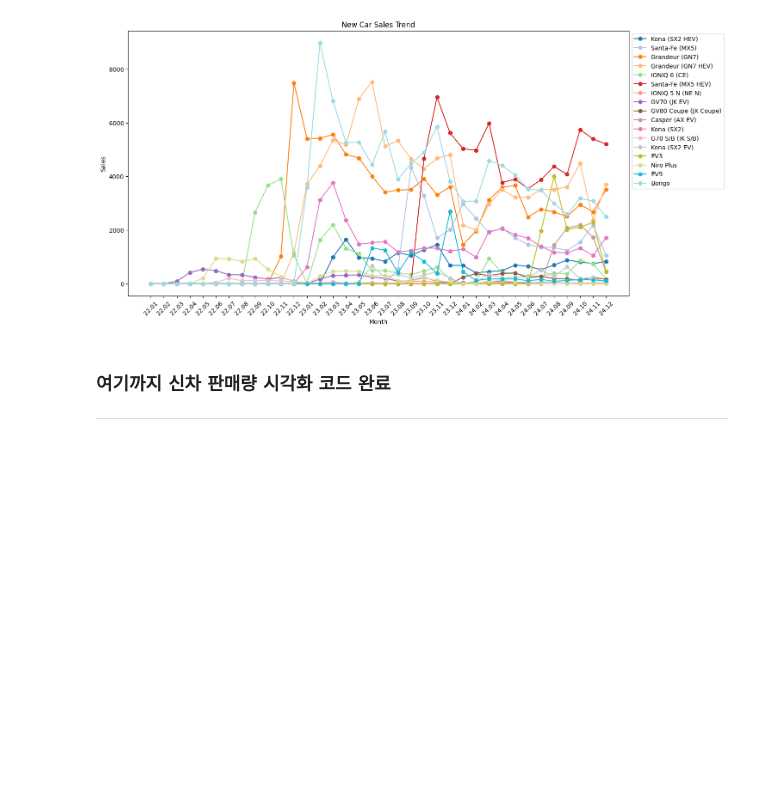
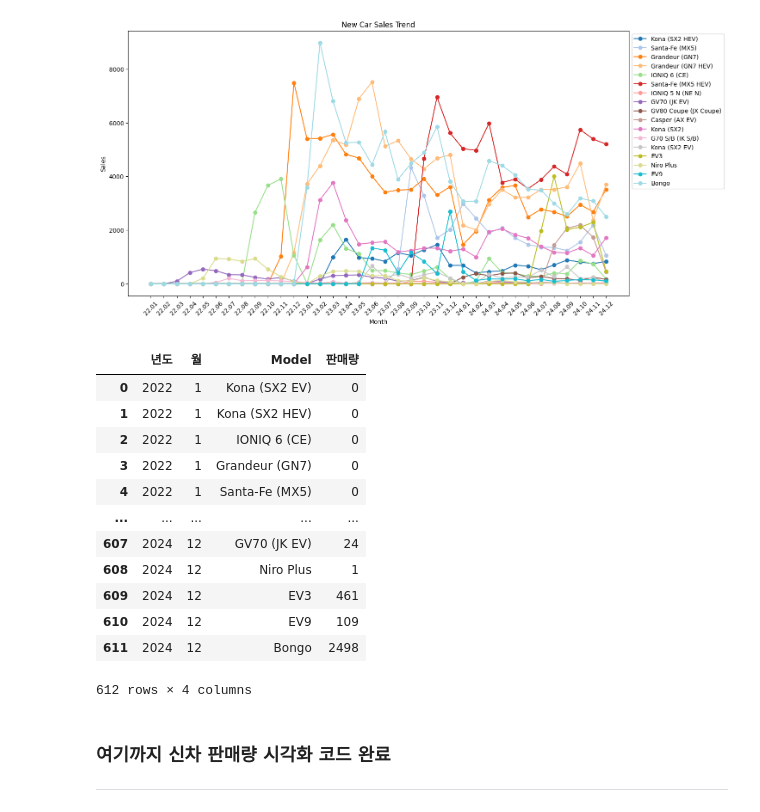
Before and after one commit to softeer5th/DE-team2-vroomcast, a Jupyter notebook: extract/dcinside/selling_inspect.ipynb, the cells around one changed output. Saved outputs shown, nothing was run; the diff lists cells and outputs as text; code cells hidden in the pictures; blank space fills up the shorter version.

```diff
--- a/extract/dcinside/selling_inspect.ipynb
+++ b/extract/dcinside/selling_inspect.ipynb
@@ -303,3 +305,32 @@ def plot_new_cars(df: pd.DataFrame):
 plot_new_cars(new_car_all)
 # %% [output]
 [figure]
+# %%
+# Melt 함수를 사용하여 데이터 재구조화
+df_melted = pd.melt(new_car_all, id_vars=['Model'], value_vars=[col for col in new_car_all.columns if col != 'Model'], var_name='날짜', value_name='판매량')
+
+# '날짜' 열에서 '년도'와 '월' 추출
+df_melted['년도'] = df_melted['날짜'].str[:2].astype(int) + 2000
+df_melted['월'] = df_melted['날짜'].str[3:].astype(int)
+
+# 불필요한 '날짜' 열 삭제
+df_melted = df_melted.drop('날짜', axis=1)
+
+# 컬럼 순서 변경
+df_melted = df_melted[['년도', '월', 'Model', '판매량']]
+# %%
+df_melted
+# %% [output]
+|  | 년도 | 월 | Model | 판매량 |
+| 0 | 2022 | 1 | Kona (SX2 EV) | 0 |
+| 1 | 2022 | 1 | Kona (SX2 HEV) | 0 |
+| 2 | 2022 | 1 | IONIQ 6 (CE) | 0 |
+| 3 | 2022 | 1 | Grandeur (GN7) | 0 |
+| 4 | 2022 | 1 | Santa-Fe (MX5) | 0 |
+| ... | ... | ... | ... | ... |
+| 607 | 2024 | 12 | GV70 (JK EV) | 24 |
+| 608 | 2024 | 12 | Niro Plus | 1 |
+| 609 | 2024 | 12 | EV3 | 461 |
+| 610 | 2024 | 12 | EV9 | 109 |
+| 611 | 2024 | 12 | Bongo | 2498 |
+612 rows × 4 columns
```
Also changed, not shown: parts of 4 cells of this notebook, 11 other files.
